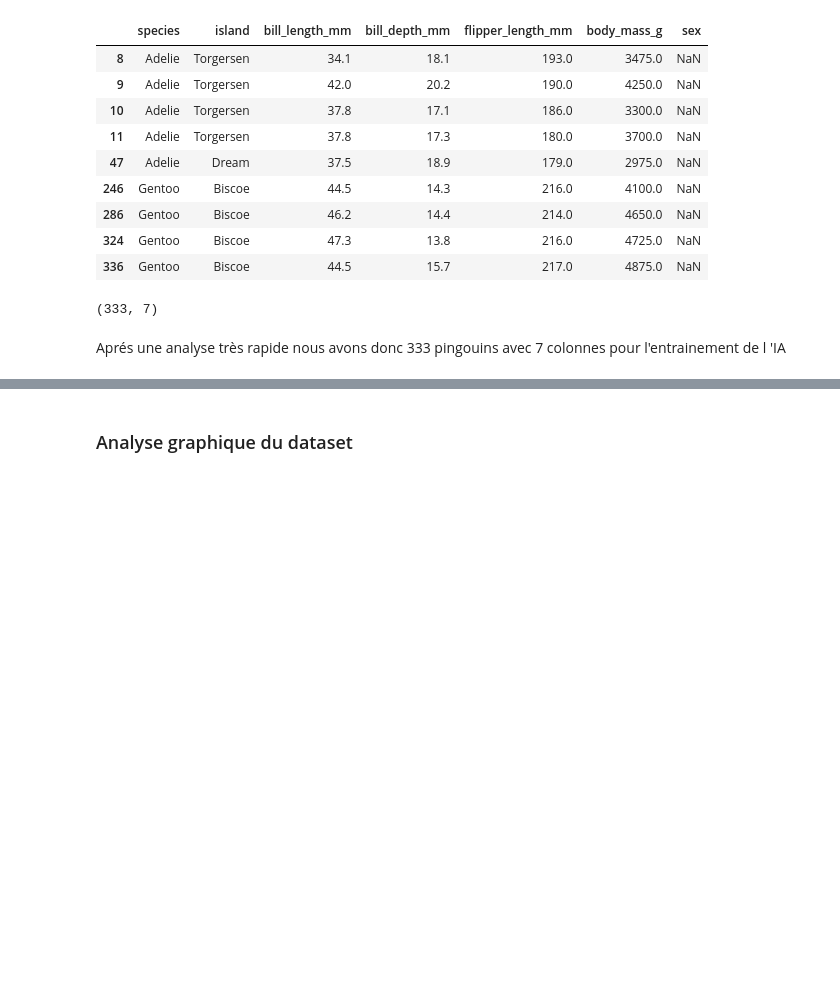
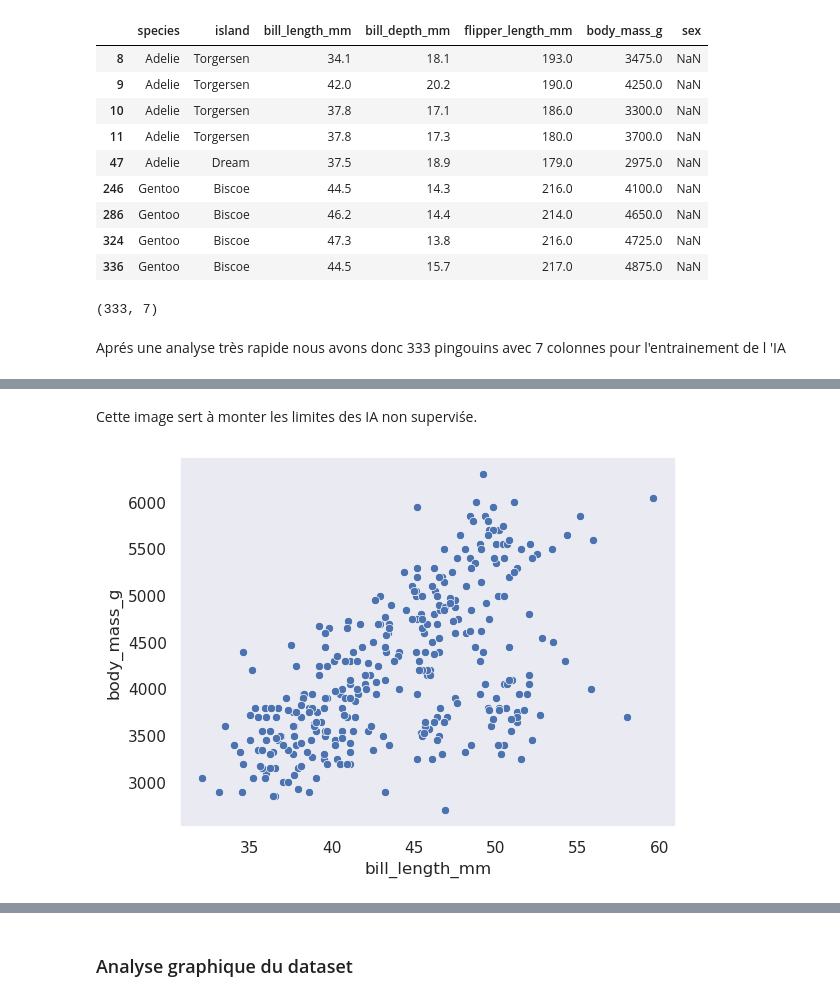
Before and after one commit to barrmath/web_pingouin, a Jupyter notebook: Passion_Pingouins.ipynb, the cells around one changed output, grey strips where cells are left out. Drawn from its saved outputs; the diff is of its cells as text; code cells hidden in the pictures; blank space fills up the shorter version.

```diff
--- a/Passion_Pingouins.ipynb
+++ b/Passion_Pingouins.ipynb
@@ -137,0 +164,9 @@ Aprés une analyse très rapide nous avons donc 333 pingouins avec 7 colonnes po
+# %% [markdown]
+Cette image sert à monter les limites des IA non superviśe.
+# %%
+fig , ax =plt.subplots()
+sns.scatterplot(data=data,x="bill_length_mm",y="body_mass_g",ax=ax)
+plt.savefig(chemin_img+"specie_no_hue_scatterplot_3.jpg")
+plt.show()
+# %% [output]
+[figure, added]
```
Also changed, not shown: parts of 20 cells of this notebook, 17 other files.
